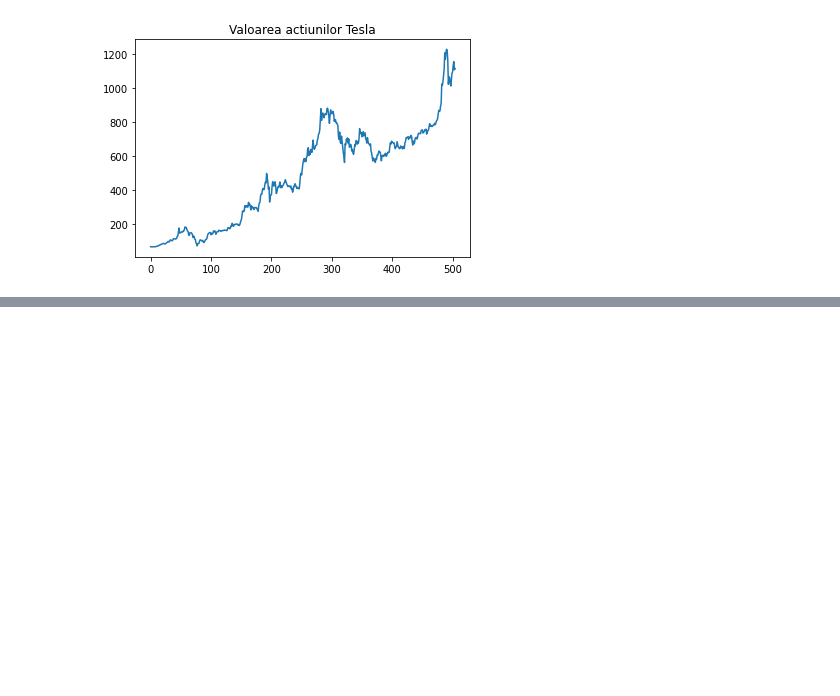
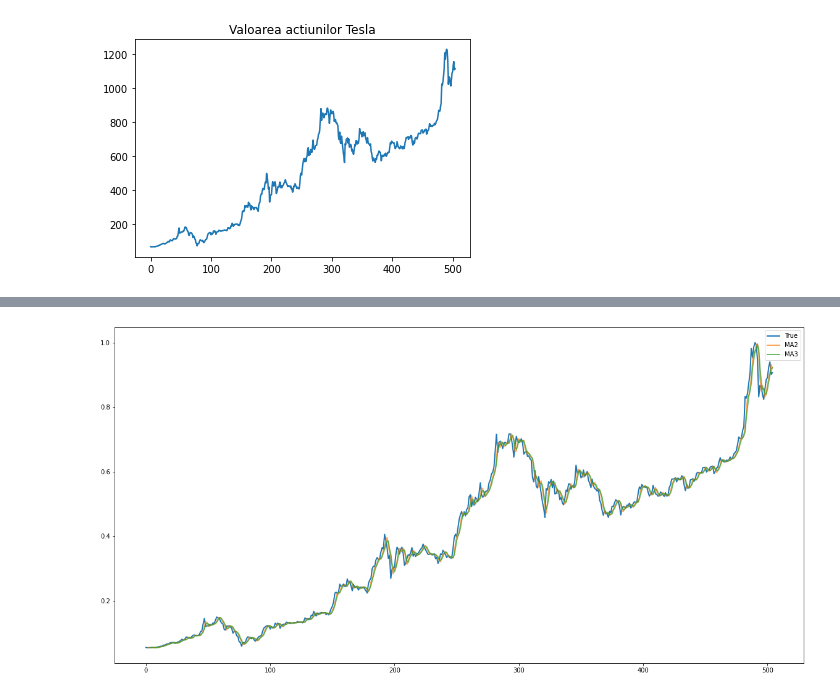
Before and after one commit to jafetimbre/verbose-projects, a Jupyter notebook: statistics/stock-price-pred/stock.ipynb, the cells around one changed output, grey strips where cells are left out. Drawn from its saved outputs; the diff is of its cells as text; code cells hidden in the pictures; blank space fills up the shorter version.

```diff
--- a/statistics/stock-price-pred/stock.ipynb
+++ b/statistics/stock-price-pred/stock.ipynb
@@ -45,0 +58,5 @@ plt.plot(tsla_data.Close)
+# %%
+def MovingAverage(data, n):
+    res = data[n:].copy()
+    res.value = [ np.sum(data[i-n:i]).value / n for i in range(n, len(data)) ]
+    return res
@@ -45,0 +114,12 @@ plt.plot(tsla_data.Close)
+# %%
+ma2 = MovingAverage(real, 2)
+ma3 = MovingAverage(real, 3)
+# %%
+plt.figure(figsize=(20,10))
+plt.plot(real.index, real, label = "True", linewidth=2)
+plt.plot(ma2.index, ma2, label = "MA2", linewidth=2, alpha=0.7)
+plt.plot(ma3.index, ma3, label = "MA3", linewidth=2, alpha=0.7)
+plt.legend()
+plt.show()
+# %% [output]
+[figure, added]
```
Also changed, not shown: parts of 9 cells of this notebook.
